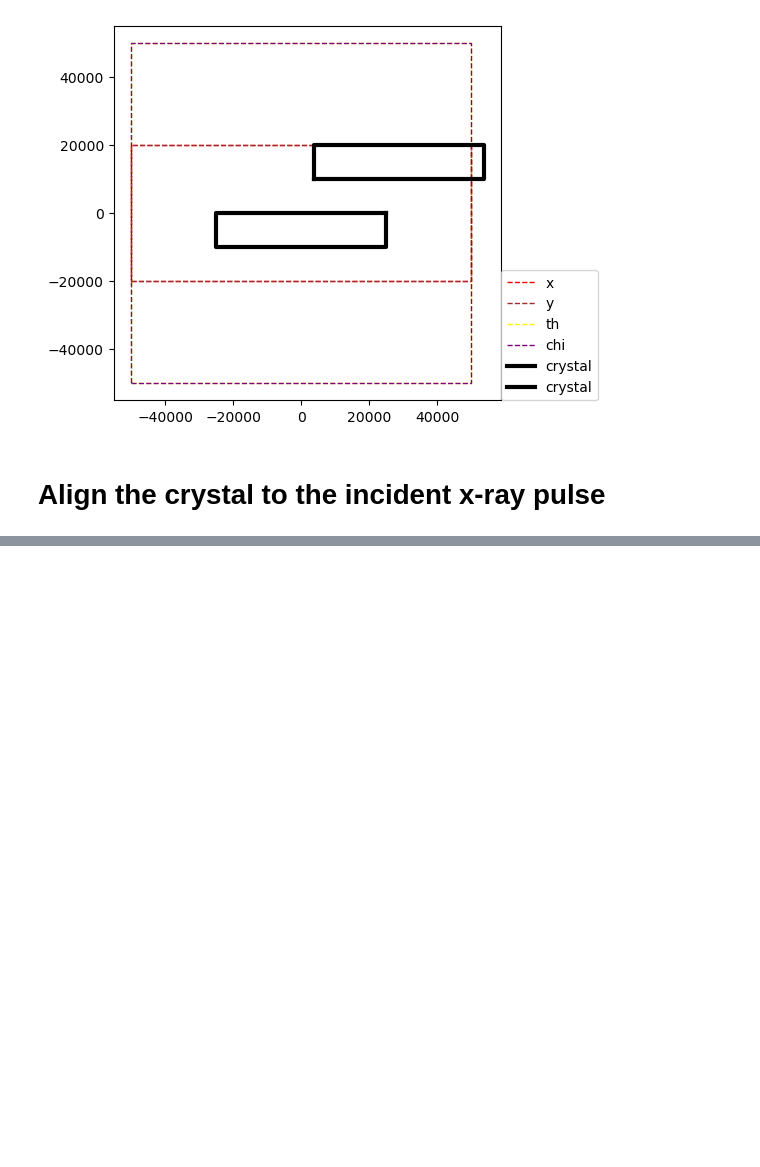
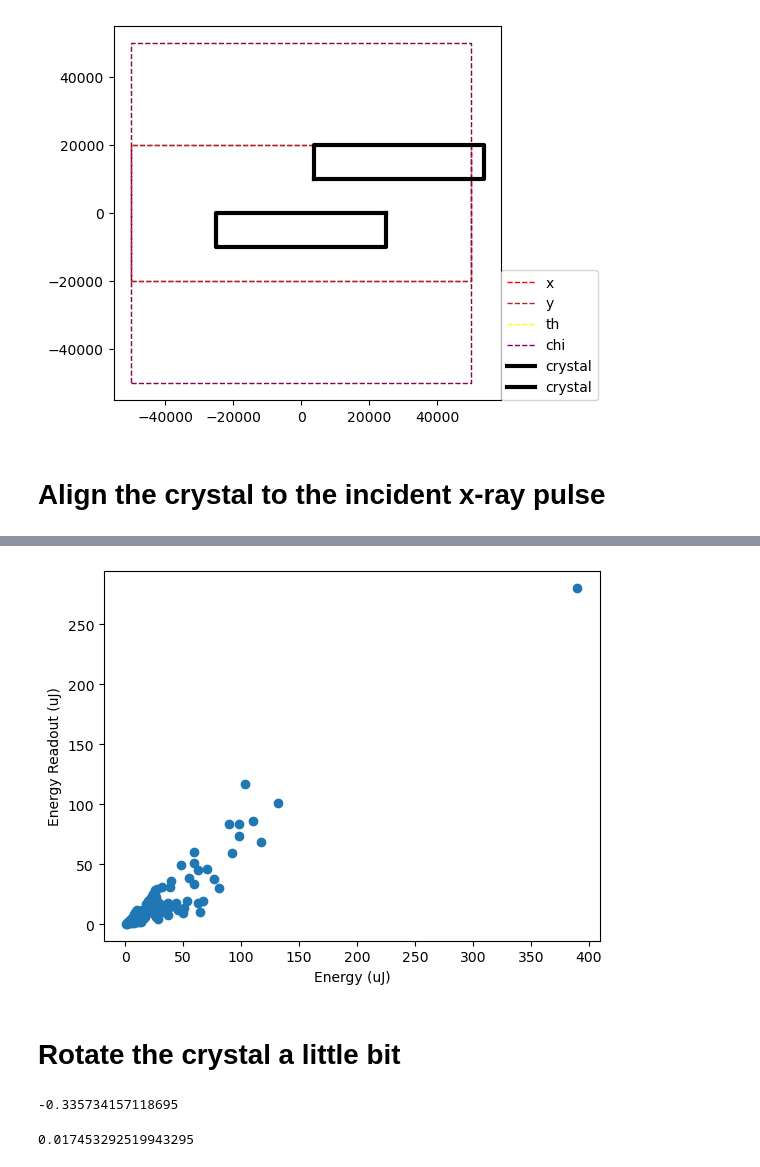
Before and after one commit to haoyuanli93/XRaySimulation, a Jupyter notebook: Example/dataScienceProj/motionStackTest.ipynb, the cells around one changed output, grey strips where cells are left out. Saved outputs shown, nothing was run; the diff lists cells and outputs as text; code cells hidden in the pictures; blank space fills up the shorter version.

```diff
--- a/Example/dataScienceProj/motionStackTest.ipynb
+++ b/Example/dataScienceProj/motionStackTest.ipynb
@@ -49,0 +126,17 @@ motionStack.chi.user_getPosition()
+# %%
+plt.scatter(pulseEnergy, pulseEnergyReadOut)
+plt.xlabel("Energy (uJ)")
+plt.ylabel("Energy Readout (uJ)")
+plt.show()
+# %% [output]
+[figure, added]
+# %% [markdown]
+# Rotate the crystal a little bit
+# %%
+motionStack.th.control_location
+# %% [output]
+-0.335734157118695
+# %%
+np.deg2rad(1)
+# %% [output]
+0.017453292519943295
```
Also changed, not shown: parts of 18 cells of this notebook, 4 other files.
